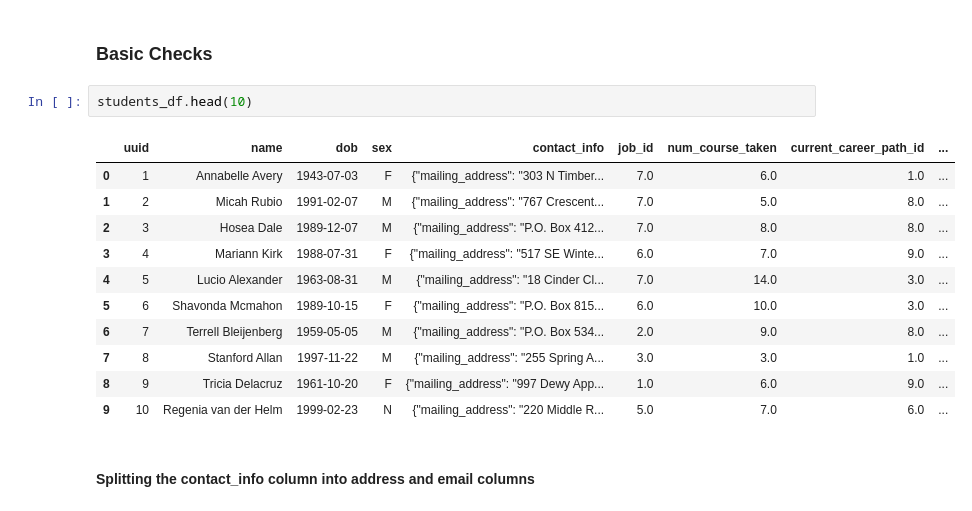
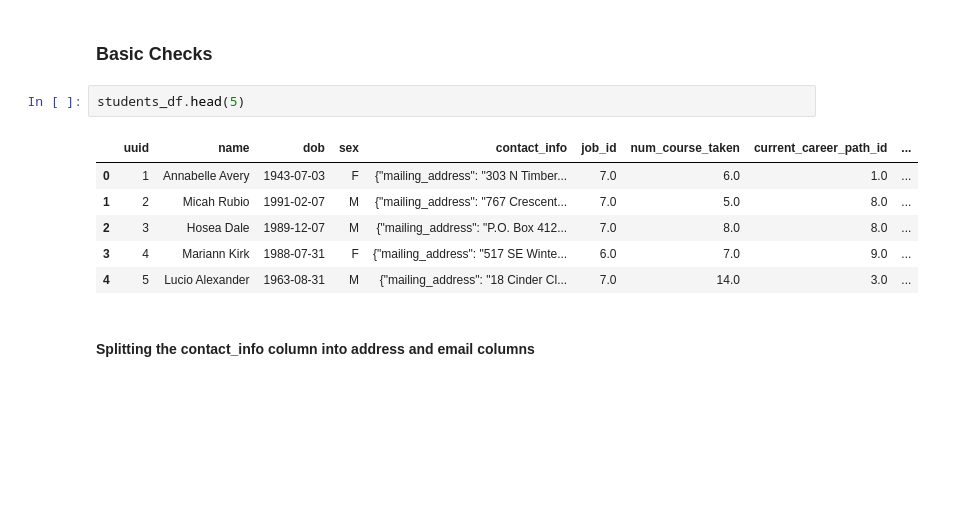
Before and after one commit to otakarvydra/subscriber_cancellation_data_pipeline, a Jupyter notebook: data_cleaning.ipynb, the cells around one changed output. Cells and saved outputs as stored; diff of their text form; blank space fills up the shorter version.

```diff
--- a/data_cleaning.ipynb
+++ b/data_cleaning.ipynb
@@ -30,19 +37,14 @@ This notebook uses standard Python libraries and packages as well as custom-made
 # %% [markdown]
 ### Basic Checks
 # %%
-students_df.head(10)
+students_df.head(5)
 # %% [output]
 |  | uuid | name | dob | sex | contact_info | job_id | num_course_taken | current_career_path_id | ... |
 | 0 | 1 | Annabelle Avery | 1943-07-03 | F | {"mailing_address": "303 N Timber... | 7.0 | 6.0 | 1.0 | ... |
 | 1 | 2 | Micah Rubio | 1991-02-07 | M | {"mailing_address": "767 Crescent... | 7.0 | 5.0 | 8.0 | ... |
 | 2 | 3 | Hosea Dale | 1989-12-07 | M | {"mailing_address": "P.O. Box 412... | 7.0 | 8.0 | 8.0 | ... |
 | 3 | 4 | Mariann Kirk | 1988-07-31 | F | {"mailing_address": "517 SE Winte... | 6.0 | 7.0 | 9.0 | ... |
 | 4 | 5 | Lucio Alexander | 1963-08-31 | M | {"mailing_address": "18 Cinder Cl... | 7.0 | 14.0 | 3.0 | ... |
-| 5 | 6 | Shavonda Mcmahon | 1989-10-15 | F | {"mailing_address": "P.O. Box 815... | 6.0 | 10.0 | 3.0 | ... |
-| 6 | 7 | Terrell Bleijenberg | 1959-05-05 | M | {"mailing_address": "P.O. Box 534... | 2.0 | 9.0 | 8.0 | ... |
-| 7 | 8 | Stanford Allan | 1997-11-22 | M | {"mailing_address": "255 Spring A... | 3.0 | 3.0 | 1.0 | ... |
-| 8 | 9 | Tricia Delacruz | 1961-10-20 | F | {"mailing_address": "997 Dewy App... | 1.0 | 6.0 | 9.0 | ... |
-| 9 | 10 | Regenia van der Helm | 1999-02-23 | N | {"mailing_address": "220 Middle R... | 5.0 | 7.0 | 6.0 | ... |
 # %% [markdown]
 #### Splitting the contact_info column into address and email columns
 # %%
```
Also changed, not shown: parts of 11 cells of this notebook, 6 other files.
